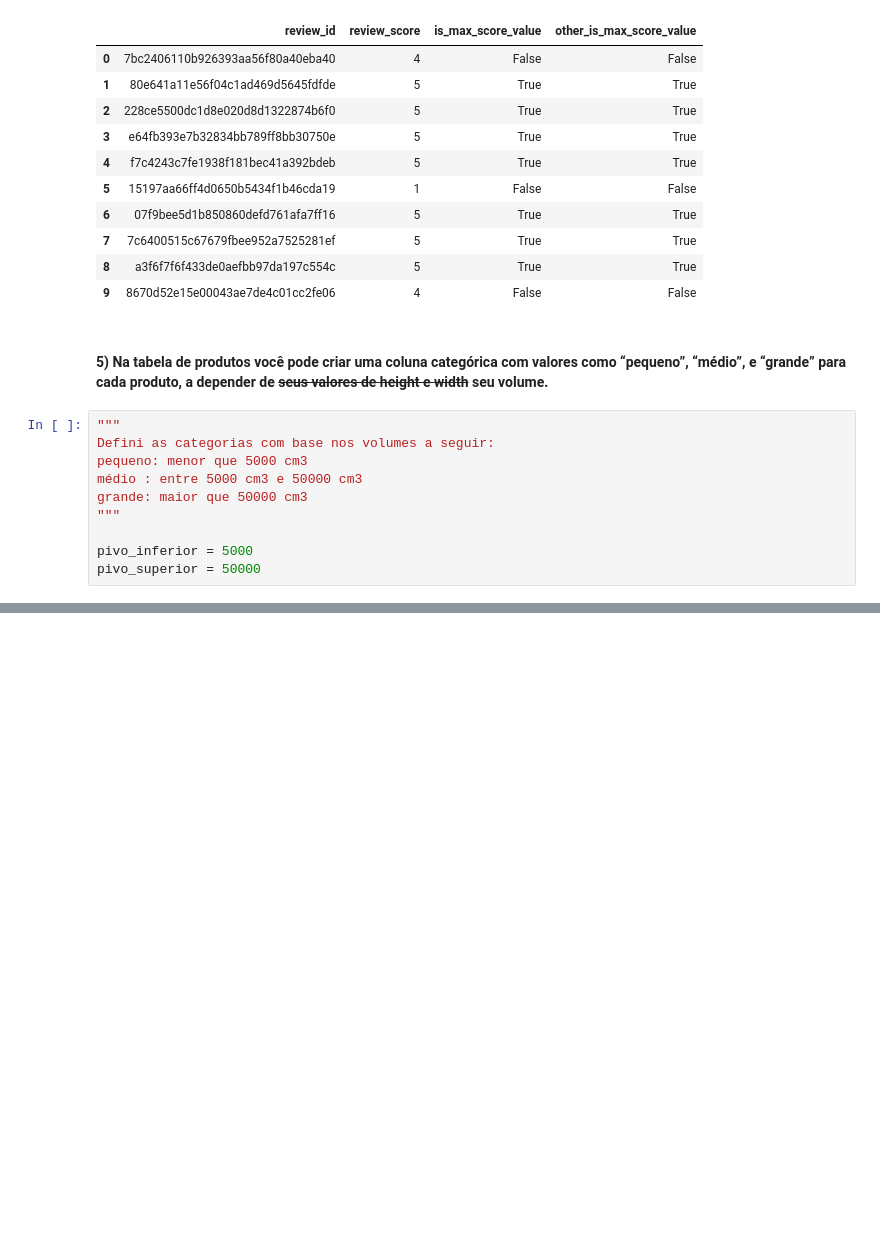
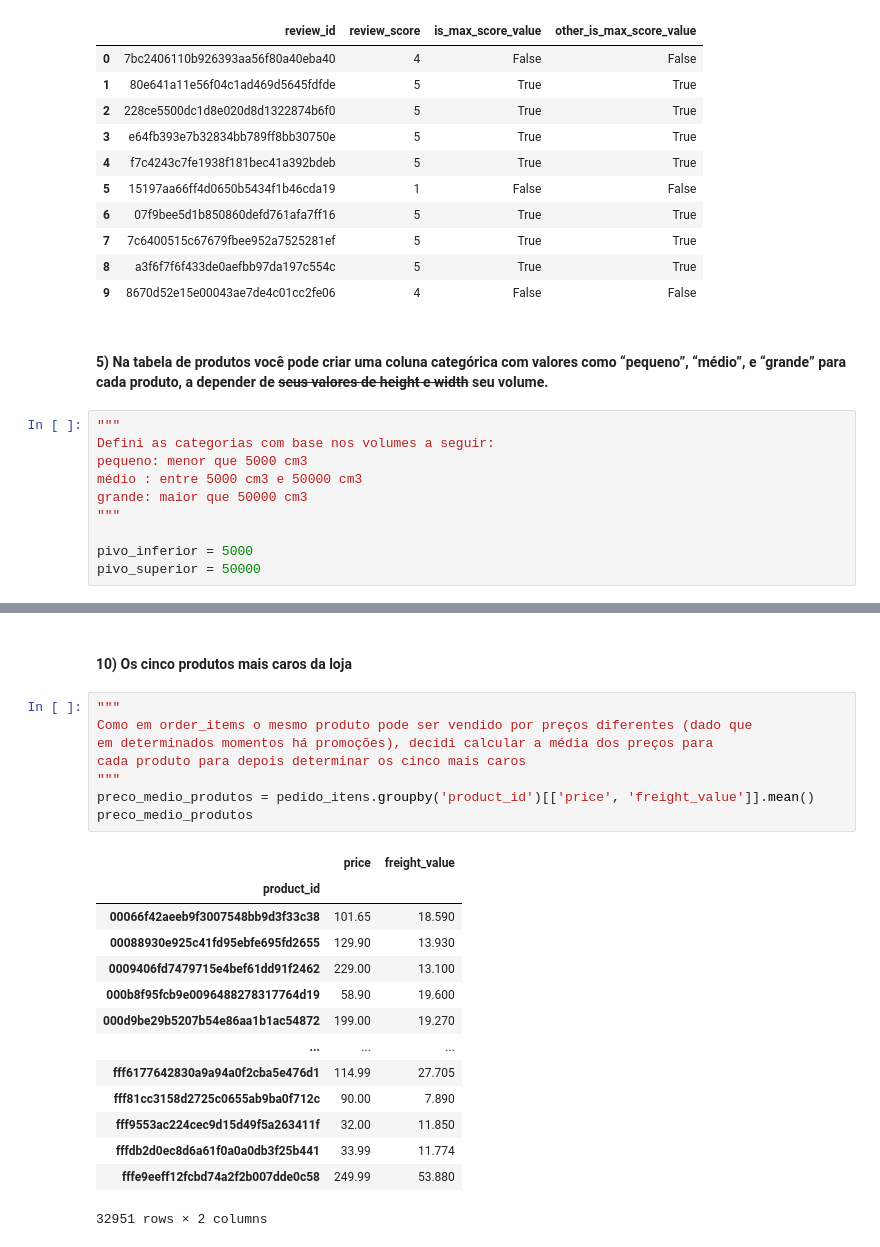
Before and after one commit to RayVilaca/Bootcamp-Data-Science-Ada, a Jupyter notebook: projetos-conclusao-modulo/modulo2/projeto.ipynb, the cells around one changed output, grey strips where cells are left out. Drawn from its saved outputs; the diff is of its cells as text; blank space fills up the shorter version.

```diff
--- a/projetos-conclusao-modulo/modulo2/projeto.ipynb
+++ b/projetos-conclusao-modulo/modulo2/projeto.ipynb
@@ -1061,0 +1215,25 @@ produtos[['product_id', 'product_height_cm', 'product_width_cm', 'product_length
+# %% [markdown]
+#### 10) Os cinco produtos mais caros da loja
+# %%
+"""
+Como em order_items o mesmo produto pode ser vendido por preços diferentes (dado que
+em determinados momentos há promoções), decidi calcular a média dos preços para
+cada produto para depois determinar os cinco mais caros
+"""
+preco_medio_produtos = pedido_itens.groupby('product_id')[['price', 'freight_value']].mean()
+preco_medio_produtos
+# %% [output]
+|  | price | freight_value |
+| product_id |  |  |
+| 00066f42aeeb9f3007548bb9d3f33c38 | 101.65 | 18.590 |
+| 00088930e925c41fd95ebfe695fd2655 | 129.90 | 13.930 |
+| 0009406fd7479715e4bef61dd91f2462 | 229.00 | 13.100 |
+| 000b8f95fcb9e0096488278317764d19 | 58.90 | 19.600 |
+| 000d9be29b5207b54e86aa1b1ac54872 | 199.00 | 19.270 |
+| ... | ... | ... |
+| fff6177642830a9a94a0f2cba5e476d1 | 114.99 | 27.705 |
+| fff81cc3158d2725c0655ab9ba0f712c | 90.00 | 7.890 |
+| fff9553ac224cec9d15d49f5a263411f | 32.00 | 11.850 |
+| fffdb2d0ec8d6a61f0a0a0db3f25b441 | 33.99 | 11.774 |
+| fffe9eeff12fcbd74a2f2b007dde0c58 | 249.99 | 53.880 |
+32951 rows × 2 columns
```
Also changed, not shown: parts of 24 cells of this notebook.
